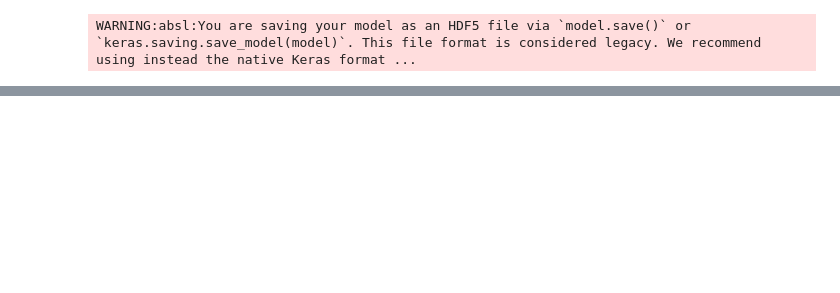
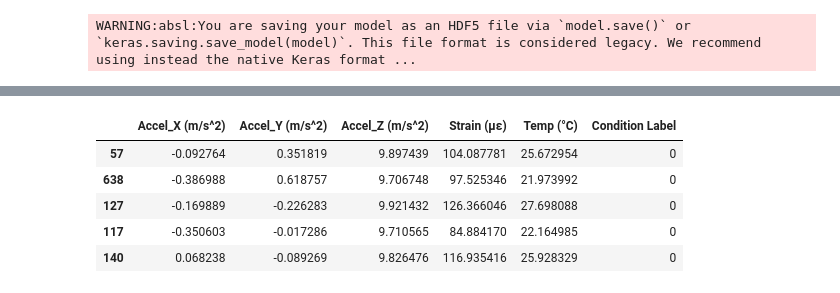
Before and after one commit to MahmoudAttia111/saher-building-health-monitor, a Jupyter notebook: Saher.ipynb, the cells around one changed output, grey strips where cells are left out. Cells and saved outputs as stored; diff of their text form; code cells hidden in the pictures; blank space fills up the shorter version.

```diff
--- a/Saher.ipynb
+++ b/Saher.ipynb
@@ -389,4 +315,0 @@ array([[<Axes: title={'center': 'Strain (με)'}>,
-# %%
-data["Seconds"] = data["Timestamp"].dt.minute * 60  + data["Timestamp"].dt.second
-under_sample_data["Seconds"] = under_sample_data["Timestamp"].dt.minute * 60  + under_sample_data["Timestamp"].dt.second
-data.head()
@@ -1304,0 +877,9 @@ plt.show()
+# %%
+under_sample_data.head()
+# %% [output]
+|  | Accel_X (m/s^2) | Accel_Y (m/s^2) | Accel_Z (m/s^2) | Strain (με) | Temp (°C) | Condition Label |
+| 57 | -0.092764 | 0.351819 | 9.897439 | 104.087781 | 25.672954 | 0 |
+| 638 | -0.386988 | 0.618757 | 9.706748 | 97.525346 | 21.973992 | 0 |
+| 127 | -0.169889 | -0.226283 | 9.921432 | 126.366046 | 27.698088 | 0 |
+| 117 | -0.350603 | -0.017286 | 9.710565 | 84.884170 | 22.164985 | 0 |
+| 140 | 0.068238 | -0.089269 | 9.826476 | 116.935416 | 25.928329 | 0 |
```
Also changed, not shown: parts of 104 cells of this notebook, 6 other files.
